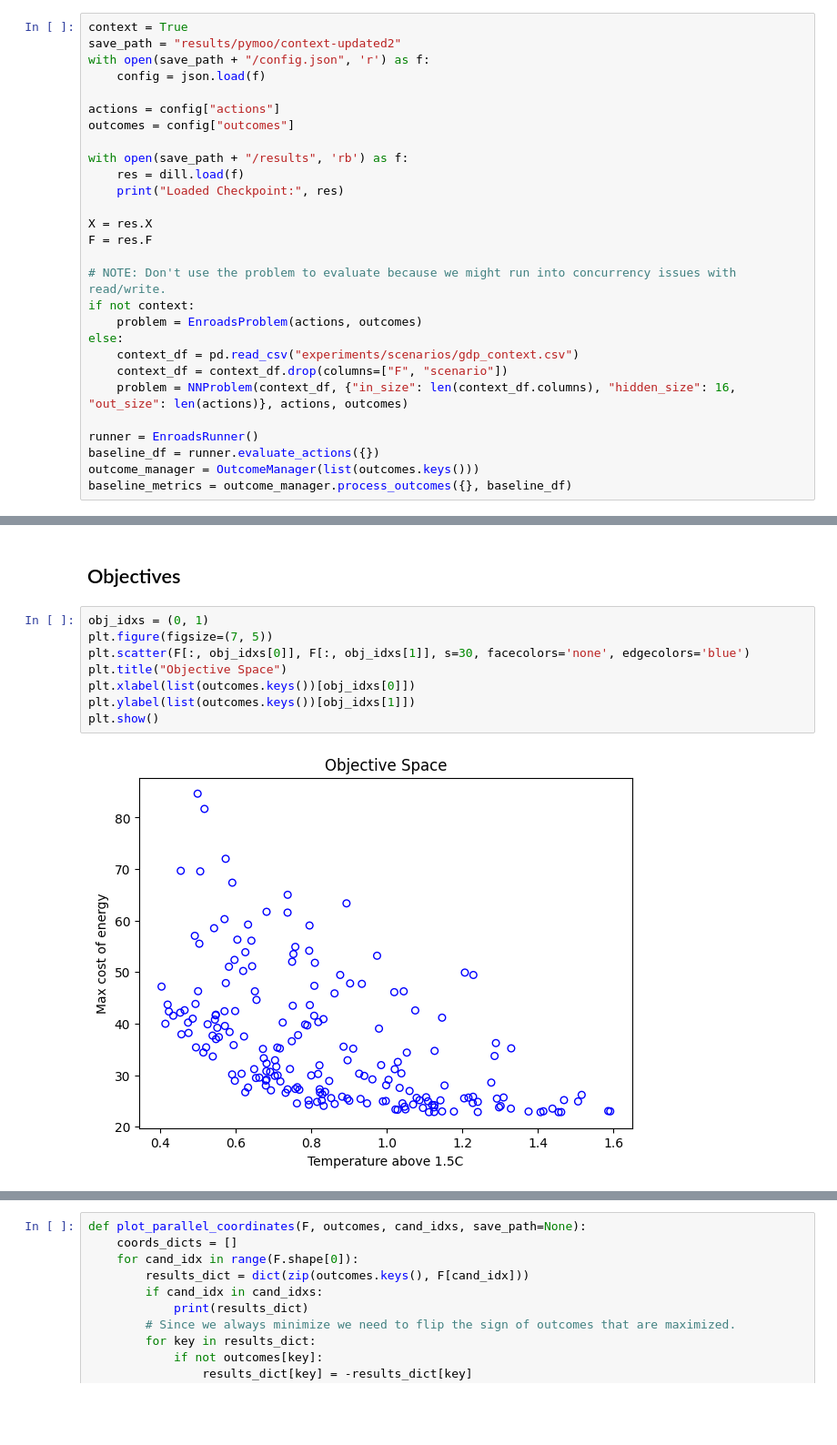
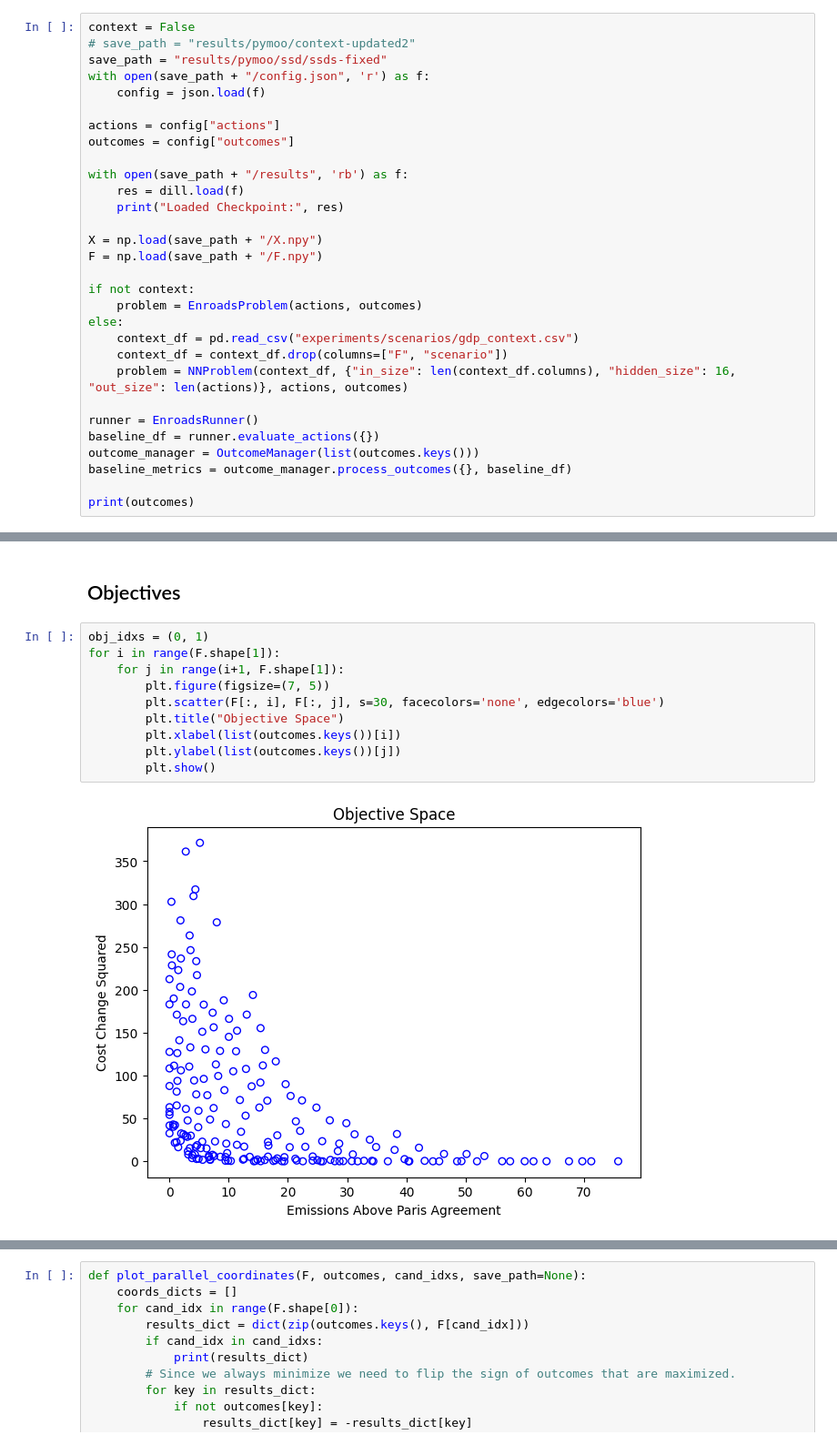
Before and after one commit to cognizant-ai-labs/en-roads-py, a Jupyter notebook: experiments/pymoo_analysis.ipynb, the cells around one changed output, grey strips where cells are left out. Shown at 91% size. Saved outputs shown, nothing was run; the diff lists cells and outputs as text; blank space fills up the shorter version.

```diff
--- a/experiments/pymoo_analysis.ipynb
+++ b/experiments/pymoo_analysis.ipynb
@@ -16,8 +16,9 @@ from moo.problems.nn_problem import NNProblem
 # %% [markdown]
 ## Setup
 # %%
-context = True
-save_path = "results/pymoo/context-updated2"
+context = False
+# save_path = "results/pymoo/context-updated2"
+save_path = "results/pymoo/ssd/ssds-fixed"
 with open(save_path + "/config.json", 'r') as f:
     config = json.load(f)
 
@@ -28,10 +29,9 @@ with open(save_path + "/results", 'rb') as f:
     res = dill.load(f)
     print("Loaded Checkpoint:", res)
 
-X = res.X
-F = res.F
+X = np.load(save_path + "/X.npy")
+F = np.load(save_path + "/F.npy")
 
-# NOTE: Don't use the problem to evaluate because we might run into concurrency issues with read/write.
 if not context:
     problem = EnroadsProblem(actions, outcomes)
 else:
@@ -43,6 +43,8 @@ runner = EnroadsRunner()
 baseline_df = runner.evaluate_actions({})
 outcome_manager = OutcomeManager(list(outcomes.keys()))
 baseline_metrics = outcome_manager.process_outcomes({}, baseline_df)
+
+print(outcomes)
 # %% [output]
 Loaded Checkpoint: <pymoo.core.result.Result object at 0x...>
 make: `enroads' is up to date.
@@ -103,11 +111,13 @@ plt.show()
 ## Objectives
 # %%
 obj_idxs = (0, 1)
-plt.figure(figsize=(7, 5))
-plt.scatter(F[:, obj_idxs[0]], F[:, obj_idxs[1]], s=30, facecolors='none', edgecolors='blue')
-plt.title("Objective Space")
-plt.xlabel(list(outcomes.keys())[obj_idxs[0]])
-plt.ylabel(list(outcomes.keys())[obj_idxs[1]])
-plt.show()
+for i in range(F.shape[1]):
+    for j in range(i+1, F.shape[1]):
+        plt.figure(figsize=(7, 5))
+        plt.scatter(F[:, i], F[:, j], s=30, facecolors='none', edgecolors='blue')
+        plt.title("Objective Space")
+        plt.xlabel(list(outcomes.keys())[i])
+        plt.ylabel(list(outcomes.keys())[j])
+        plt.show()
 # %% [output]
-[figure, old version]
+[figure, new version]
```
Also changed, not shown: parts of 15 cells of this notebook.
